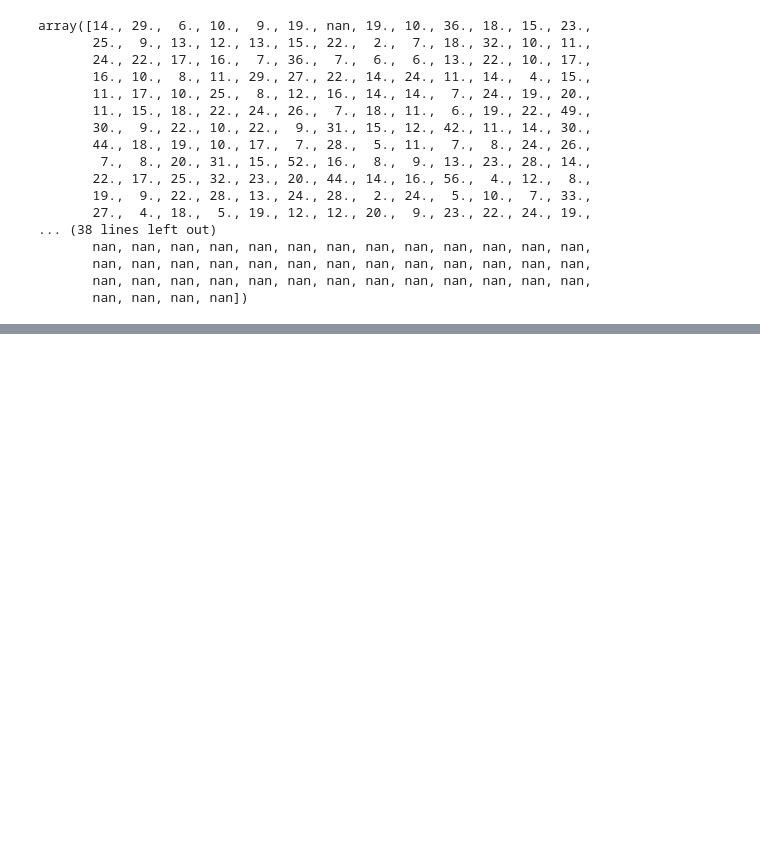
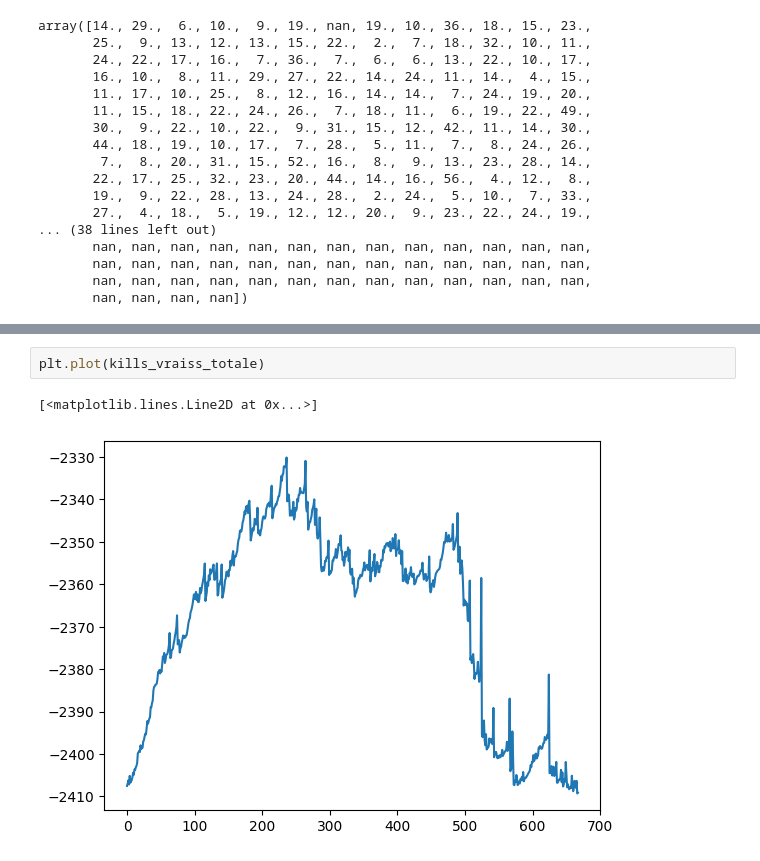
Before and after one commit to TheBigBlase/lolStreakAnalyser, a Jupyter notebook: src/DataAnalysisNotebook.ipynb, the cells around one changed output, grey strips where cells are left out. Saved outputs shown, nothing was run; the diff lists cells and outputs as text; blank space fills up the shorter version.

```diff
--- a/src/DataAnalysisNotebook.ipynb
+++ b/src/DataAnalysisNotebook.ipynb
@@ -109,0 +159,5 @@ array([14., 29.,  6., 10.,  9., 19., nan, 19., 10., 36., 18., 15., 23.,
+# %%
+plt.plot(kills_vraiss_totale)
+# %% [output]
+[<matplotlib.lines.Line2D at 0x...>]
+[figure, added]
```
Also changed, not shown: parts of 19 cells of this notebook.
